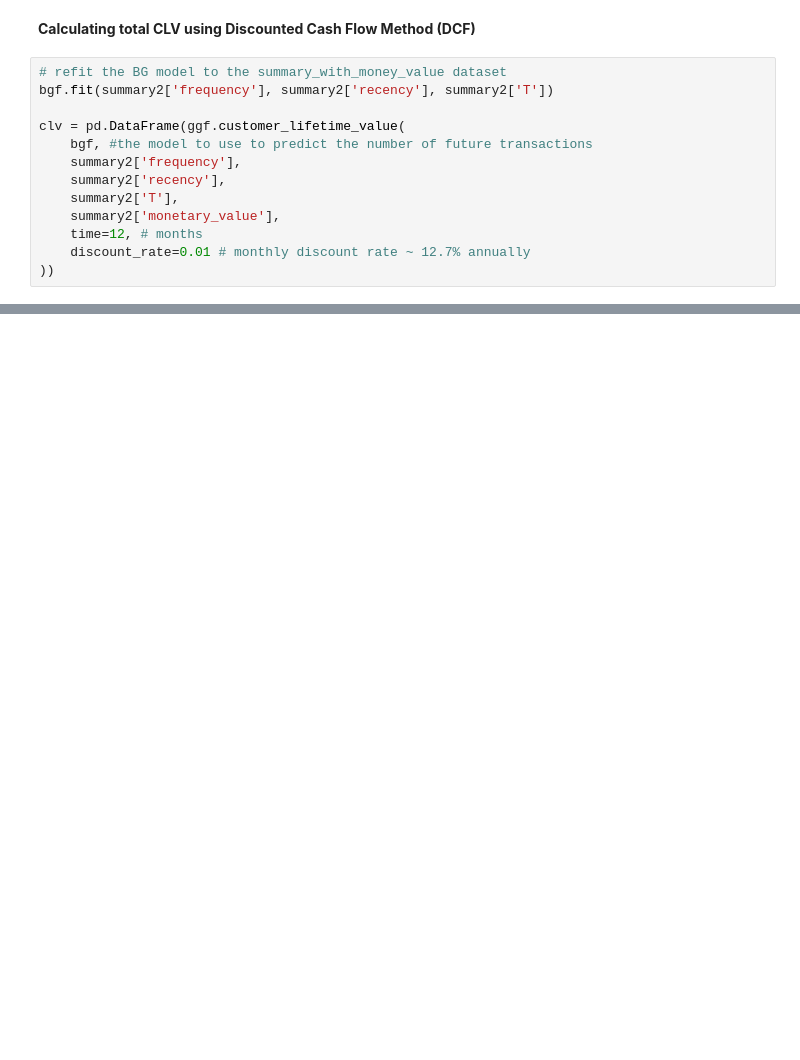
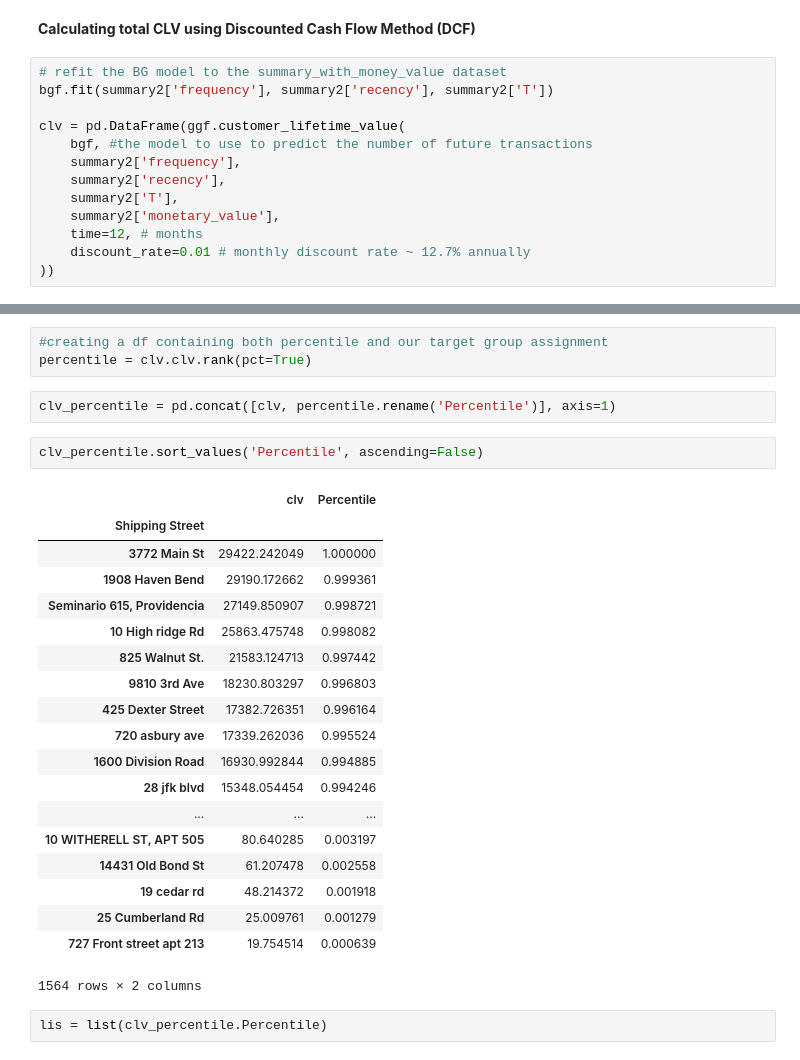
Before and after one commit to lksfr/NOSO, a Jupyter notebook: Lukas/CLVAnalysis.ipynb, the cells around one changed output, grey strips where cells are left out. Cells and saved outputs as stored; diff of their text form; blank space fills up the shorter version.

```diff
--- a/Lukas/CLVAnalysis.ipynb
+++ b/Lukas/CLVAnalysis.ipynb
@@ -368,0 +392,29 @@ clv.sort_values(by='clv', ascending=False).head(10)
+# %%
+#creating a df containing both percentile and our target group assignment
+percentile = clv.clv.rank(pct=True)
+# %%
+clv_percentile = pd.concat([clv, percentile.rename('Percentile')], axis=1)
+# %%
+clv_percentile.sort_values('Percentile', ascending=False)
+# %% [output]
+|  | clv | Percentile |
+| Shipping Street |  |  |
+| 3772 Main St | 29422.242049 | 1.000000 |
+| 1908 Haven Bend | 29190.172662 | 0.999361 |
+| Seminario 615, Providencia | 27149.850907 | 0.998721 |
+| 10 High ridge Rd | 25863.475748 | 0.998082 |
+| 825 Walnut St. | 21583.124713 | 0.997442 |
+| 9810 3rd Ave | 18230.803297 | 0.996803 |
+| 425 Dexter Street | 17382.726351 | 0.996164 |
+| 720 asbury ave | 17339.262036 | 0.995524 |
+| 1600 Division Road | 16930.992844 | 0.994885 |
+| 28 jfk blvd | 15348.054454 | 0.994246 |
+| ... | ... | ... |
+| 10 WITHERELL ST, APT 505 | 80.640285 | 0.003197 |
+| 14431 Old Bond St | 61.207478 | 0.002558 |
+| 19 cedar rd | 48.214372 | 0.001918 |
+| 25 Cumberland Rd | 25.009761 | 0.001279 |
+| 727 Front street apt 213 | 19.754514 | 0.000639 |
+1564 rows × 2 columns
+# %%
+lis = list(clv_percentile.Percentile)
```
Also changed, not shown: parts of 20 cells of this notebook, 8 other files.
